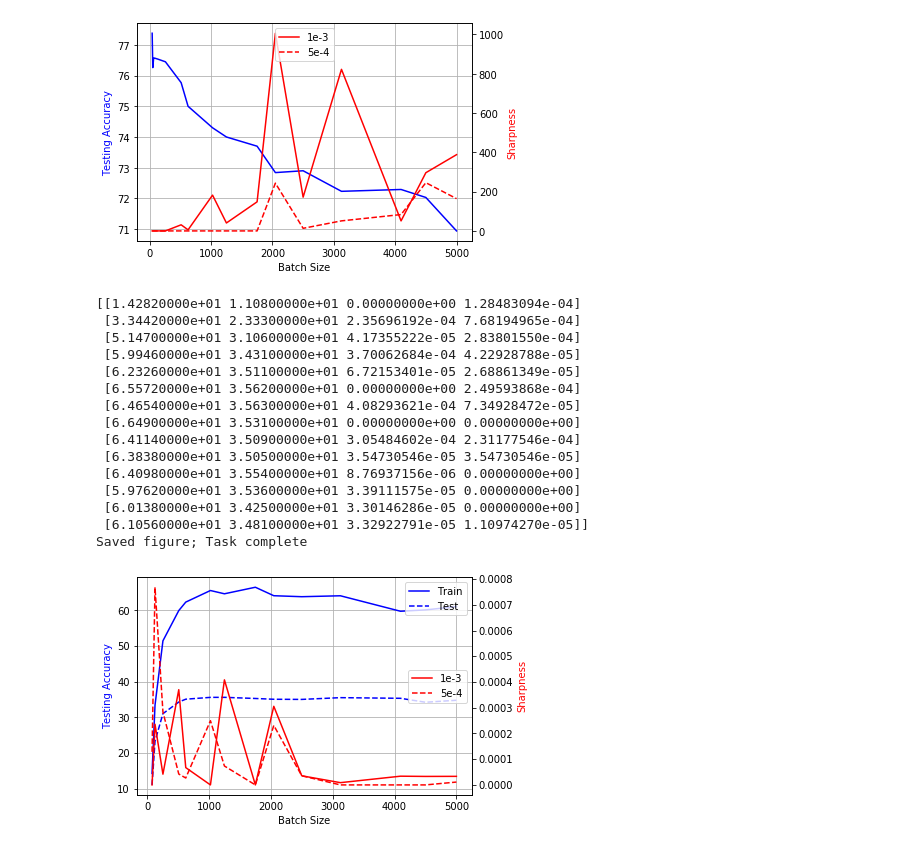
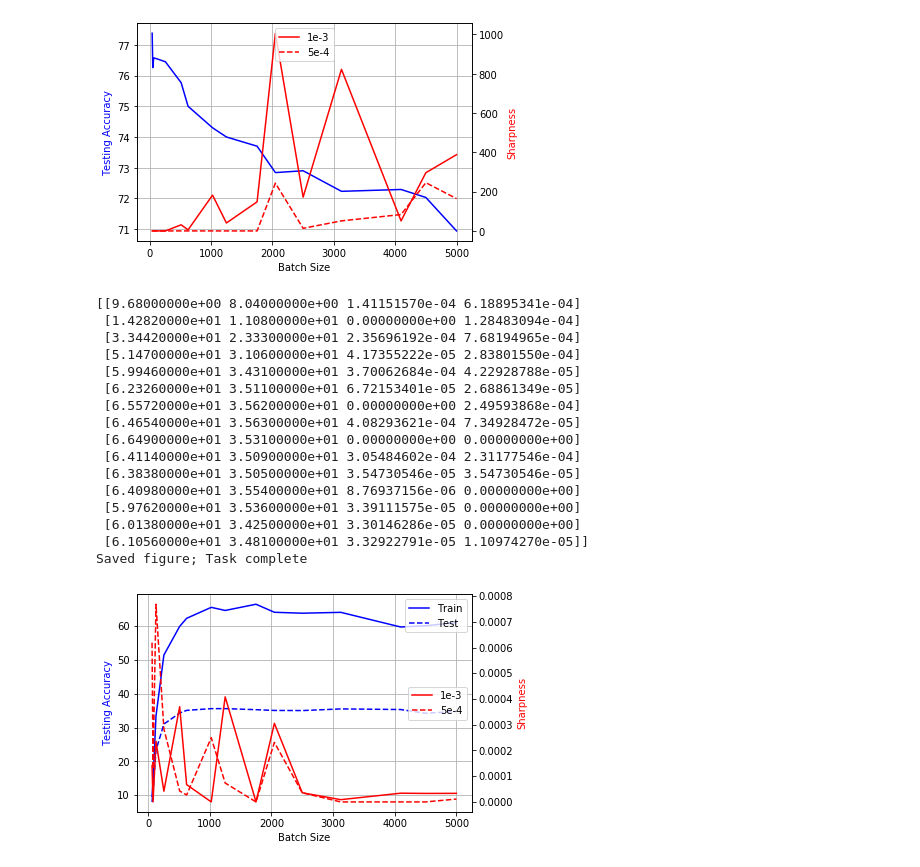
Before and after one commit to kristyelee/LBSBGenGapSharpnessResearch, a Jupyter notebook: Untitled.ipynb, the cells around one changed output. Drawn from its saved outputs; the diff is of its cells as text; code cells hidden in the pictures.

```diff
--- a/Untitled.ipynb
+++ b/Untitled.ipynb
@@ -231,42 +231,43 @@ print('Saved figure; Task complete')
 Saved figure; Task complete
 [figure]
 # %%
-data_for_plotting = np.load('ShallowNetC3CIFAR100-intermediate-values.npy')[4:]
+data_for_plotting = np.load('ShallowNetC3CIFAR100-intermediate-values.npy')[3:]
 print(data_for_plotting)
-batch_range = [80, 128, 256, 512, 625, 1024, 1250, 1750, 2048, 2500, 3125, 4096, 4500, 5000]
+batch_range = [64, 80, 128, 256, 512, 625, 1024, 1250, 1750, 2048, 2500, 3125, 4096, 4500, 5000]
 import matplotlib.pyplot as plt
 fig, ax1 = plt.subplots()
 ax2 = ax1.twinx()
 ax1.plot(batch_range, data_for_plotting[:, 0], 'b-')
 ax1.plot(batch_range, data_for_plotting[:, 1], 'b--')
 
-batch_range = [80, 128, 256, 512, 625, 1024, 1250, 1750, 2048, 2500, 3125, 4096, 4500, 5000]
+batch_range = [64, 80, 128, 256, 512, 625, 1024, 1250, 1750, 2048, 2500, 3125, 4096, 4500, 5000]
 data_for_plotting = data_for_plotting
 ax2.plot(batch_range, data_for_plotting[:, 2], 'r-')
 ax2.plot(batch_range, data_for_plotting[:, 3], 'r--')
 
 ax1.set_xlabel('Batch Size')
 ax1.set_ylabel('Testing Accuracy', color='b')
 ax1.legend(('Train', 'Test'), loc=1)
 ax2.set_ylabel('Sharpness', color='r')
 ax2.legend(('1e-3', '5e-4'), loc=7)
 
 ax1.grid(b=True, which='both')
 print('Saved figure; Task complete')
 # %% [output]
-[[1.42820000e+01 1.10800000e+01 0.00000000e+00 1.28483094e-04]
+[[9.68000000e+00 8.04000000e+00 1.41151570e-04 6.18895341e-04]
+ [1.42820000e+01 1.10800000e+01 0.00000000e+00 1.28483094e-04]
  [3.34420000e+01 2.33300000e+01 2.35696192e-04 7.68194965e-04]
  [5.14700000e+01 3.10600000e+01 4.17355222e-05 2.83801550e-04]
  [5.99460000e+01 3.43100000e+01 3.70062684e-04 4.22928788e-05]
  [6.23260000e+01 3.51100000e+01 6.72153401e-05 2.68861349e-05]
  [6.55720000e+01 3.56200000e+01 0.00000000e+00 2.49593868e-04]
  [6.46540000e+01 3.56300000e+01 4.08293621e-04 7.34928472e-05]
  [6.64900000e+01 3.53100000e+01 0.00000000e+00 0.00000000e+00]
  [6.41140000e+01 3.50900000e+01 3.05484602e-04 2.31177546e-04]
  [6.38380000e+01 3.50500000e+01 3.54730546e-05 3.54730546e-05]
  [6.40980000e+01 3.55400000e+01 8.76937156e-06 0.00000000e+00]
  [5.97620000e+01 3.53600000e+01 3.39111575e-05 0.00000000e+00]
  [6.01380000e+01 3.42500000e+01 3.30146286e-05 0.00000000e+00]
  [6.10560000e+01 3.48100000e+01 3.32922791e-05 1.10974270e-05]]
 Saved figure; Task complete
-[figure, old version]
+[figure, new version]
```
Also changed, not shown: 3 other files.
